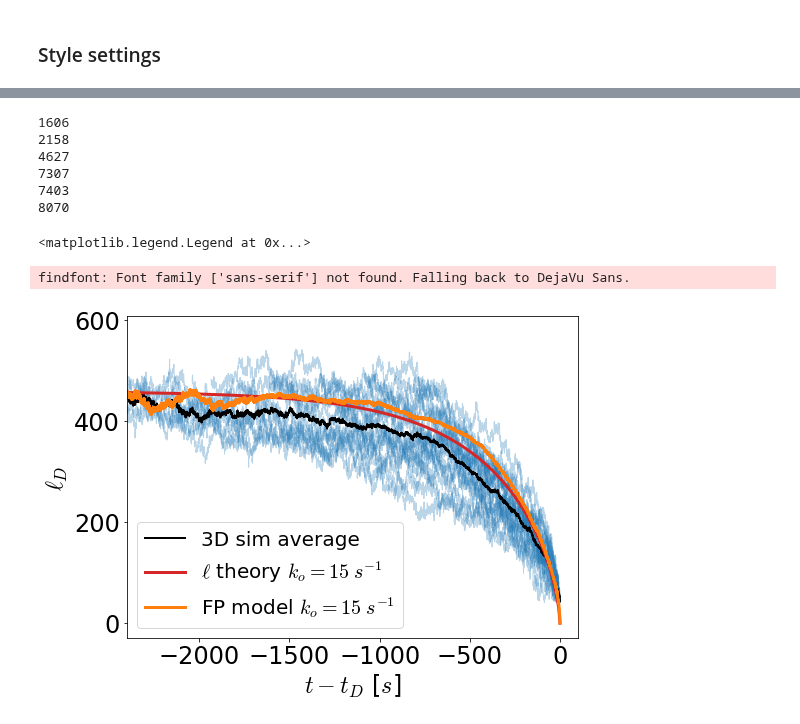
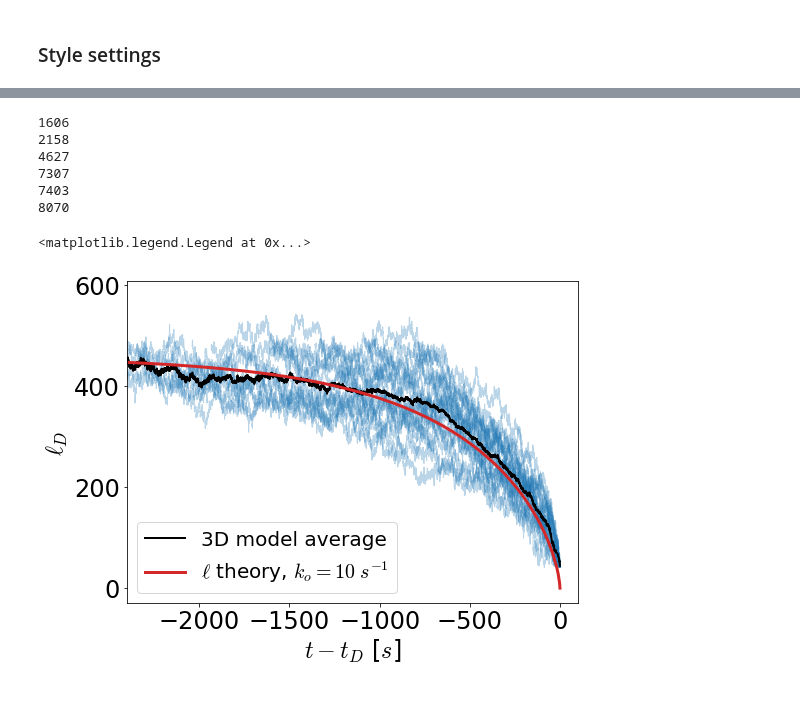
Before and after one commit to flatironinstitute/aLENS_analysis, a Jupyter notebook: notebooks/chromatin_notebooks/Dyn_cond_figs/Figure7.ipynb, the cells around one changed output, grey strips where cells are left out. Cells and saved outputs as stored; diff of their text form; code cells hidden in the pictures.

Commit message:
New figures on two cluster merging events

```diff
--- a/notebooks/chromatin_notebooks/Dyn_cond_figs/Figure7.ipynb
+++ b/notebooks/chromatin_notebooks/Dyn_cond_figs/Figure7.ipynb
@@ -242,7 +128,7 @@ with h5py.File("Figure4/fig4_cluster_data.h5", 'r') as h5_graph:
 
 mean_size_arr = mean_of_arrays(cluster_size_list)
 last_time_step = max(largest_time_arr)
-_ = axarr.plot(largest_time_arr-last_time_step, mean_size_arr, label="3D sim average", color='k')
+_ = axarr.plot(largest_time_arr-last_time_step, mean_size_arr, label="3D model average", color='k')
 
 
 _ = axarr.set_ylabel('$\ell_D$ ' )
@@ -259,69 +145,34 @@ beta = 1.0 / 0.0041
 b = 0.01
 Lc = 16
 L=5
 
 max_ld = calc_max_length_in_two_condensates(L, Lc, nu, alpha, gamma, kappa)
 
 
 sol = solve_ivp(
     two_cond_size_continuous_deriv,
     [0, tmax],
     [max_ld + 0.001, max_ld - 0.001],
     args=(nu, gamma, alpha, kappa, L, Lc, b, beta),
     dense_output=True,
 )
 # _ = axarr.plot((sol.t-sol.t[-1])/30., sol.y[1]*100, color="C1", label="$\ell$ theory $k_o = 30 s^{-1}$", linestyle="-", linewidth=3)
 # _ = axarr.plot((sol.t-sol.t[-1])/20., sol.y[1]*100, color="C2", label="$\ell$ theory $k_o = 20 s^{-1}$", linestyle="-", linewidth=3)
-_ = axarr.plot((sol.t-sol.t[-1])/15., sol.y[1]*100, color="C3", label="$\ell$ theory $k_o = 15\; s^{-1}$", linestyle="-", linewidth=3)
+_ = axarr.plot((sol.t-sol.t[-1])/10., sol.y[1]*100, color="C3", label="$\ell$ theory, $k_o = 10\; s^{-1}$", linestyle="-", linewidth=3)
 # _ = axarr.plot((sol.t-sol.t[-1])/10., sol.y[1]*100, color="C4", label="$\ell$ theory $k_o = 10 s^{-1}$", linestyle="-", linewidth=3)
 _ = axarr.set_xlim(-2400, 100)
 
-data_path =  next(ceph_path.glob('minimal_cond_runs/24-03-21_Renger1600_slice9.7.1_sep50-450_L3-9um/simulations/lsep300_L5/*.h5'))
-
-tmax = 4000
-beta = 1.0 / 0.0041
-
-
-l_diss_list = []
-time_arr_max = np.array([])
-with h5py.File(data_path, 'r') as h5_data:
-    params = yaml.safe_load(h5_data.attrs['params'])
-
-    for group in h5_data.keys():
-        if 'run' not in group:
-            continue
-        group_data = h5_data[group]
-
-        last_sizes = group_data['sizes'][0, -1]
-        if not(last_sizes[0] == 0 or last_sizes[1] == 0):
-            continue
-
-        sizes = group_data['sizes'][...]
-        l_diss = sizes[0,:,0] if last_sizes[0] == 0 else sizes[0,:,1]
-        time_arr = group_data['times'][...][::-1]
-        time_arr = max(time_arr) - time_arr
-        if len(time_arr) > len(time_arr_max):
-            time_arr_max = time_arr
-        l_diss = l_diss[::-1]
-        # _ = axarr.plot(-time_arr, delta_l, alpha=.5, color= 'C0', lw=1)
-        l_diss_list.append(l_diss)
-
-l_diss_mean = mean_of_arrays(l_diss_list)
-_ = axarr.plot(-time_arr_max/15., l_diss_mean, alpha=1, color= 'C1', linewidth=3, label='FP model $k_o = 15\; s^{-1}$')
-
-# _ = axarr.set_xscale('log')
-# _ = axarr.set_yscale('log')
 axarr.legend()
 
 fig.tight_layout()
-fig.savefig("Figure4/dissolve_event_sync_all.png", dpi=600,bbox_inches='tight')
+fig.savefig("Figure7/dissolve_event_sync.png", dpi=600,bbox_inches='tight')
+fig.savefig("/mnt/home/alamson/papers/dyn_cond_paper/images/fig7_dissolve_event_sync.png", dpi=300, bbox_inches="tight")
 # %% [output]
 1606
 2158
 4627
 7307
 7403
 8070
 <matplotlib.legend.Legend at 0x...>
-findfont: Font family ['sans-serif'] not found. Falling back to DejaVu Sans.
-[figure, old version]
+[figure, new version]
```
Also changed, not shown: parts of 18 cells of this notebook, 5 other files.
